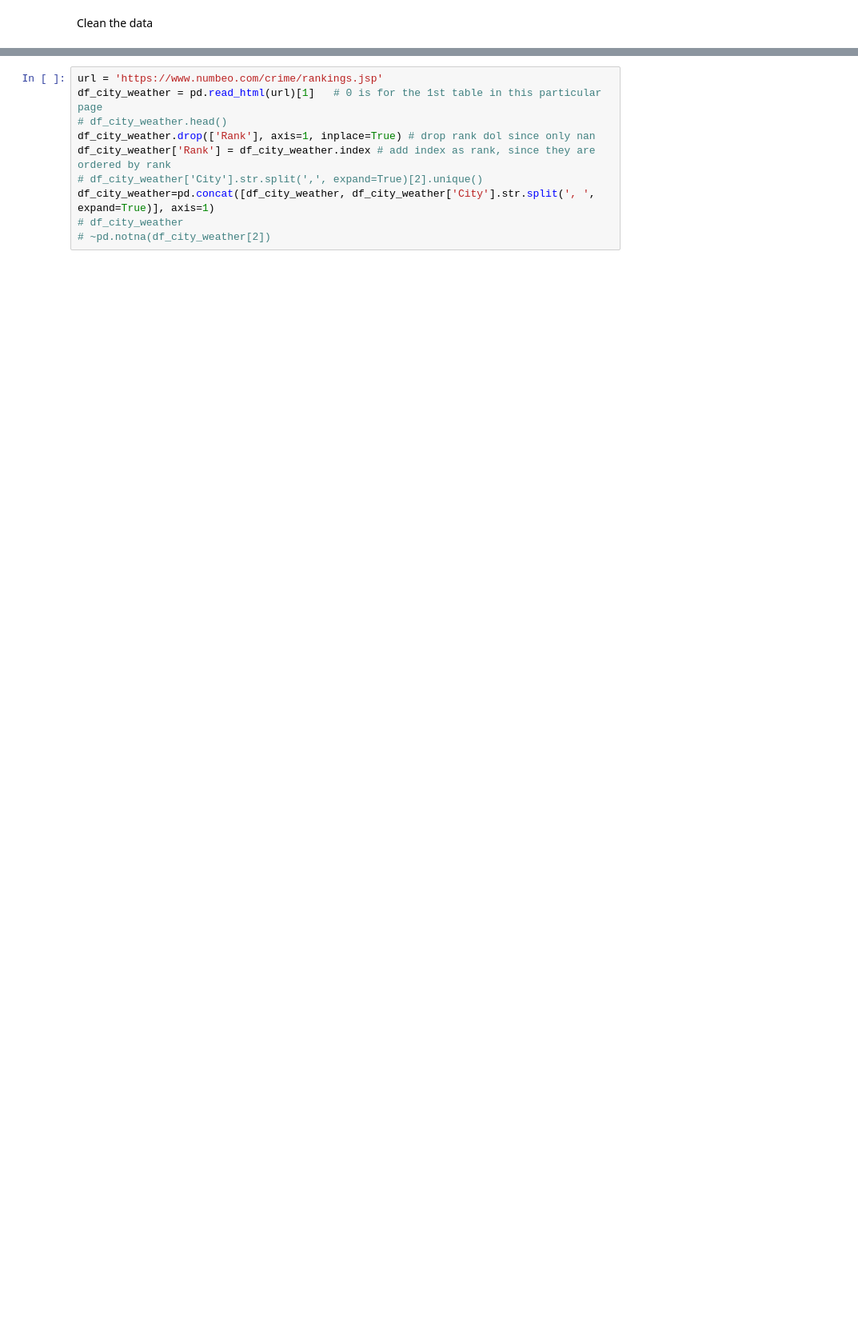
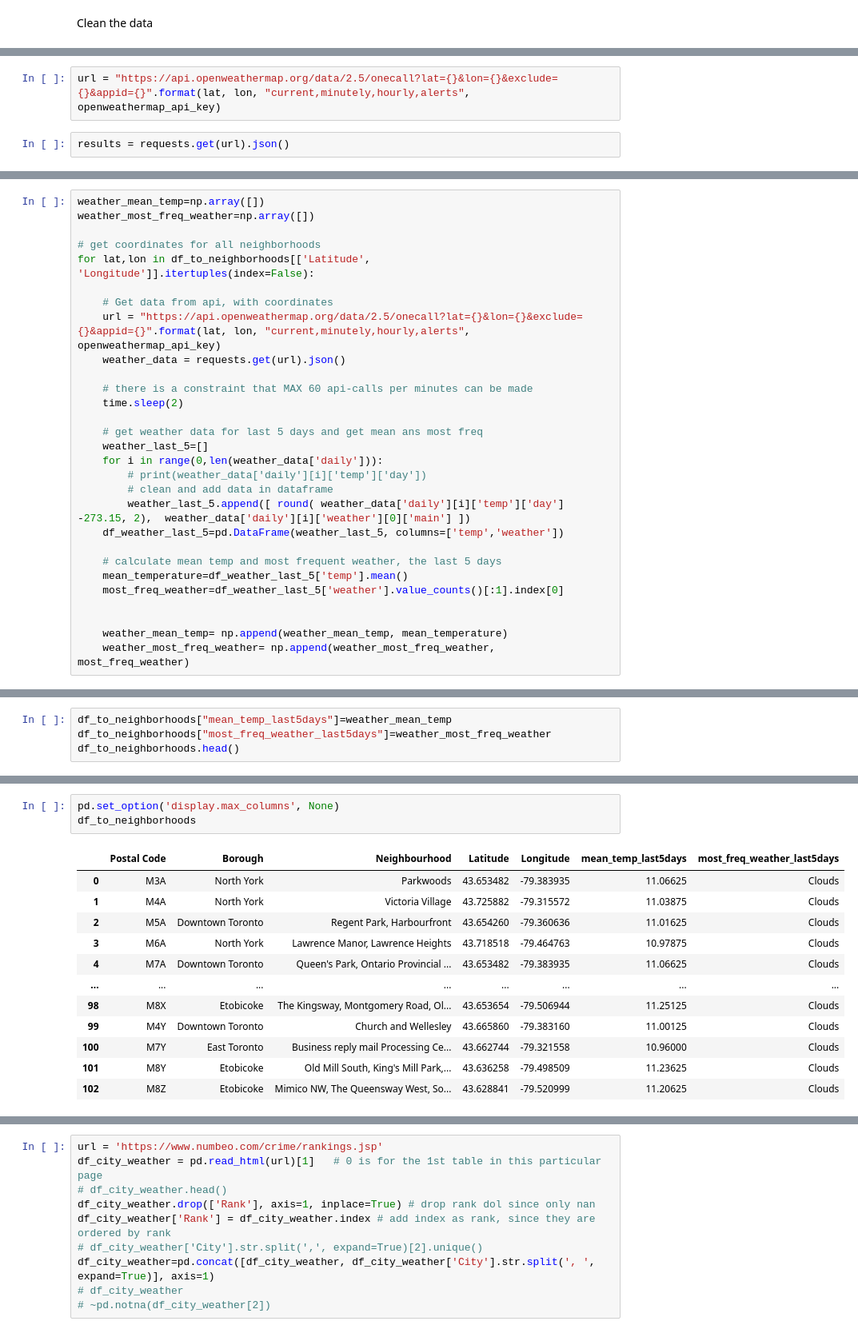
Before and after one commit to faxmaskinen/SimiliarNeighborhoods, a Jupyter notebook: scripts/similiar_neighborhoods.ipynb, the cells around one changed output, grey strips where cells are left out. Shown: that part at 80% size. Drawn from its saved outputs; the diff is of its cells as text; blank space fills up the shorter version.

```diff
--- a/scripts/similiar_neighborhoods.ipynb
+++ b/scripts/similiar_neighborhoods.ipynb
@@ -200,0 +206,4 @@ df_city_weather.head()
+# %%
+url = "https://api.openweathermap.org/data/2.5/onecall?lat={}&lon={}&exclude={}&appid={}".format(lat, lon, "current,minutely,hourly,alerts", openweathermap_api_key)
+# %%
+results = requests.get(url).json()
@@ -200,0 +243,29 @@ df_city_weather.head()
+# %%
+weather_mean_temp=np.array([])
+weather_most_freq_weather=np.array([])
+
+# get coordinates for all neighborhoods
+for lat,lon in df_to_neighborhoods[['Latitude', 'Longitude']].itertuples(index=False):
+
+    # Get data from api, with coordinates
+    url = "https://api.openweathermap.org/data/2.5/onecall?lat={}&lon={}&exclude={}&appid={}".format(lat, lon, "current,minutely,hourly,alerts", openweathermap_api_key)
+    weather_data = requests.get(url).json()
+
+    # there is a constraint that MAX 60 api-calls per minutes can be made
+    time.sleep(2)
+
+    # get weather data for last 5 days and get mean ans most freq
+    weather_last_5=[]
+    for i in range(0,len(weather_data['daily'])):
+        # print(weather_data['daily'][i]['temp']['day'])
+        # clean and add data in dataframe
+        weather_last_5.append([ round( weather_data['daily'][i]['temp']['day'] -273.15, 2),  weather_data['daily'][i]['weather'][0]['main'] ])
+    df_weather_last_5=pd.DataFrame(weather_last_5, columns=['temp','weather'])
+
+    # calculate mean temp and most frequent weather, the last 5 days
+    mean_temperature=df_weather_last_5['temp'].mean()
+    most_freq_weather=df_weather_last_5['weather'].value_counts()[:1].index[0]
+
+
+    weather_mean_temp= np.append(weather_mean_temp, mean_temperature)
+    weather_most_freq_weather= np.append(weather_most_freq_weather, most_freq_weather)
@@ -200,0 +286,4 @@ df_city_weather.head()
+# %%
+df_to_neighborhoods["mean_temp_last5days"]=weather_mean_temp
+df_to_neighborhoods["most_freq_weather_last5days"]=weather_most_freq_weather
+df_to_neighborhoods.head()
@@ -200,0 +297,16 @@ df_city_weather.head()
+# %%
+pd.set_option('display.max_columns', None)
+df_to_neighborhoods
+# %% [output]
+|  | Postal Code | Borough | Neighbourhood | Latitude | Longitude | mean_temp_last5days | most_freq_weather_last5days |
+| 0 | M3A | North York | Parkwoods | 43.653482 | -79.383935 | 11.06625 | Clouds |
+| 1 | M4A | North York | Victoria Village | 43.725882 | -79.315572 | 11.03875 | Clouds |
+| 2 | M5A | Downtown Toronto | Regent Park, Harbourfront | 43.654260 | -79.360636 | 11.01625 | Clouds |
+| 3 | M6A | North York | Lawrence Manor, Lawrence Heights | 43.718518 | -79.464763 | 10.97875 | Clouds |
+| 4 | M7A | Downtown Toronto | Queen's Park, Ontario Provincial ... | 43.653482 | -79.383935 | 11.06625 | Clouds |
+| ... | ... | ... | ... | ... | ... | ... | ... |
+| 98 | M8X | Etobicoke | The Kingsway, Montgomery Road, Ol... | 43.653654 | -79.506944 | 11.25125 | Clouds |
+| 99 | M4Y | Downtown Toronto | Church and Wellesley | 43.665860 | -79.383160 | 11.00125 | Clouds |
+| 100 | M7Y | East Toronto | Business reply mail Processing Ce... | 43.662744 | -79.321558 | 10.96000 | Clouds |
+| 101 | M8Y | Etobicoke | Old Mill South, King's Mill Park,... | 43.636258 | -79.498509 | 11.23625 | Clouds |
+| 102 | M8Z | Etobicoke | Mimico NW, The Queensway West, So... | 43.628841 | -79.520999 | 11.20625 | Clouds |
```
Also changed, not shown: parts of 21 cells of this notebook.
